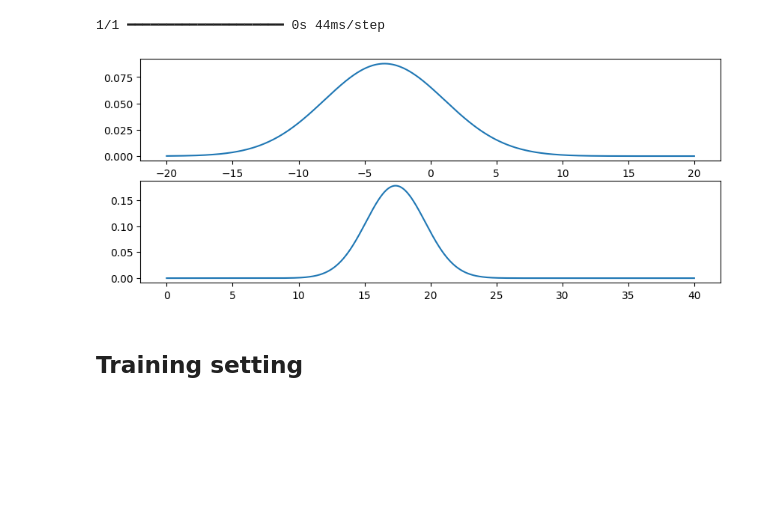
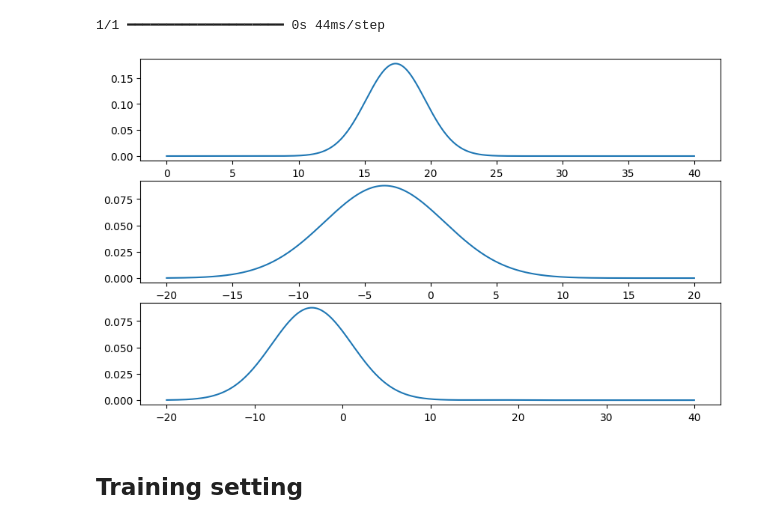
Before and after one commit to ythung85/Mixture_model, a Jupyter notebook: MM_mnist.ipynb, the cells around one changed output. Drawn from its saved outputs; the diff is of its cells as text; code cells hidden in the pictures; blank space fills up the shorter version.

```diff
--- a/MM_mnist.ipynb
+++ b/MM_mnist.ipynb
@@ -516,13 +516,15 @@ def mix_pdf(x, loc, scale, weights):
 # %%
 plt.figure(figsize = (10,6))
 plt.subplot(3,1,1)
+plt.plot(np.arange(0, 40, 0.01), norm.pdf(np.arange(0, 40, 0.01), spred[2], spred[4]))
+plt.subplot(3,1,2)
 plt.plot(np.arange(-20, 20, 0.01), norm.pdf(np.arange(-20, 20, 0.01), spred[3], spred[5]))
-plt.subplot(3,1,2)
-plt.plot(np.arange(0, 40, 0.01), norm.pdf(np.arange(0, 40, 0.01), spred[2], spred[4]))
-
+plt.subplot(3,1,3)
+ymix = spred[0]*norm.pdf(np.arange(-20, 40, 0.01), spred[2], spred[4]) + spred[1]*norm.pdf(np.arange(-20, 40, 0.01), spred[3], spred[5])
+plt.plot(np.arange(-20, 40, 0.01), ymix)
 plt.show()
 # %% [output]
-[figure, old version]
+[figure, new version]
 # %% [markdown]
 ## Training setting
 # %%
```
